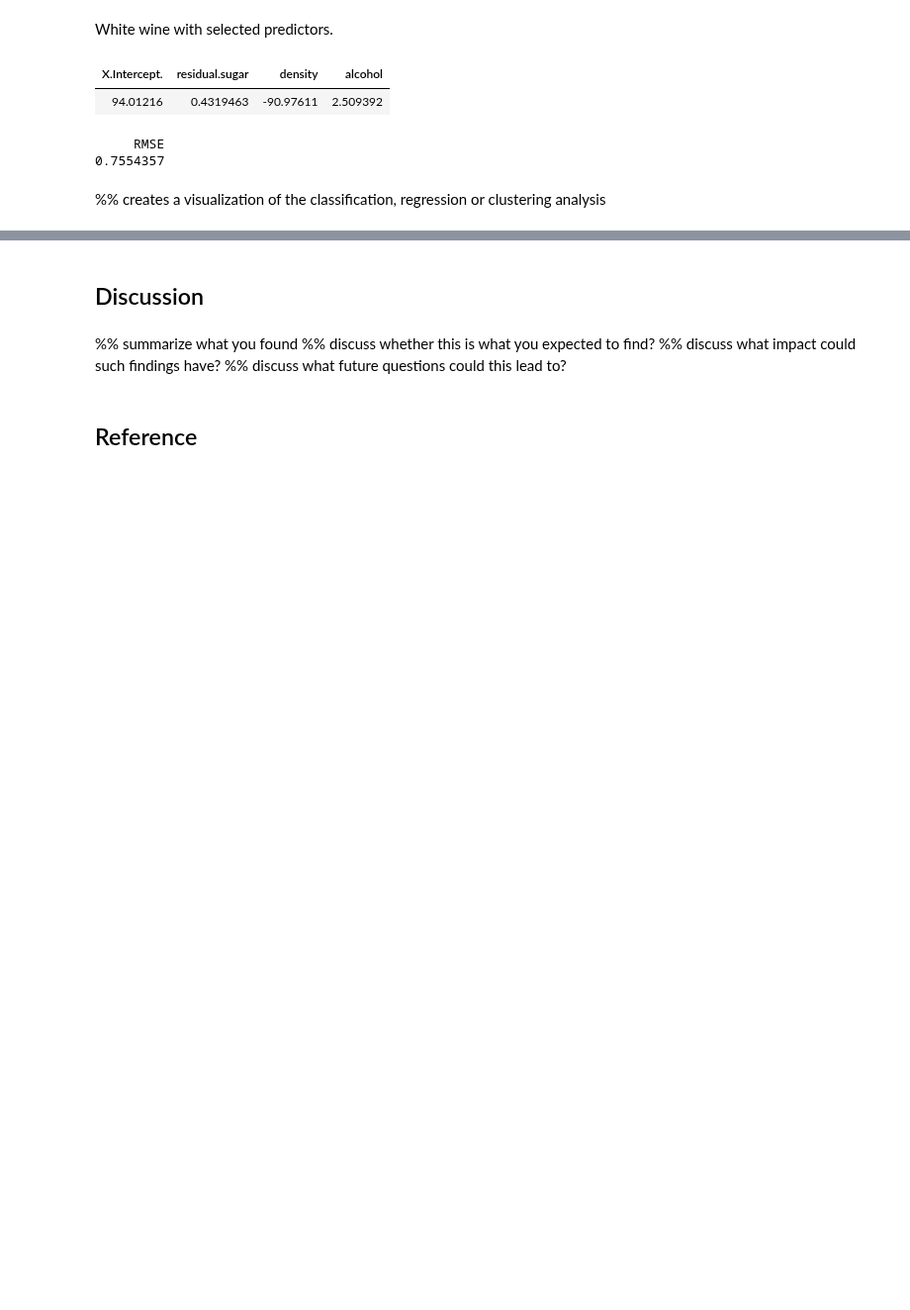
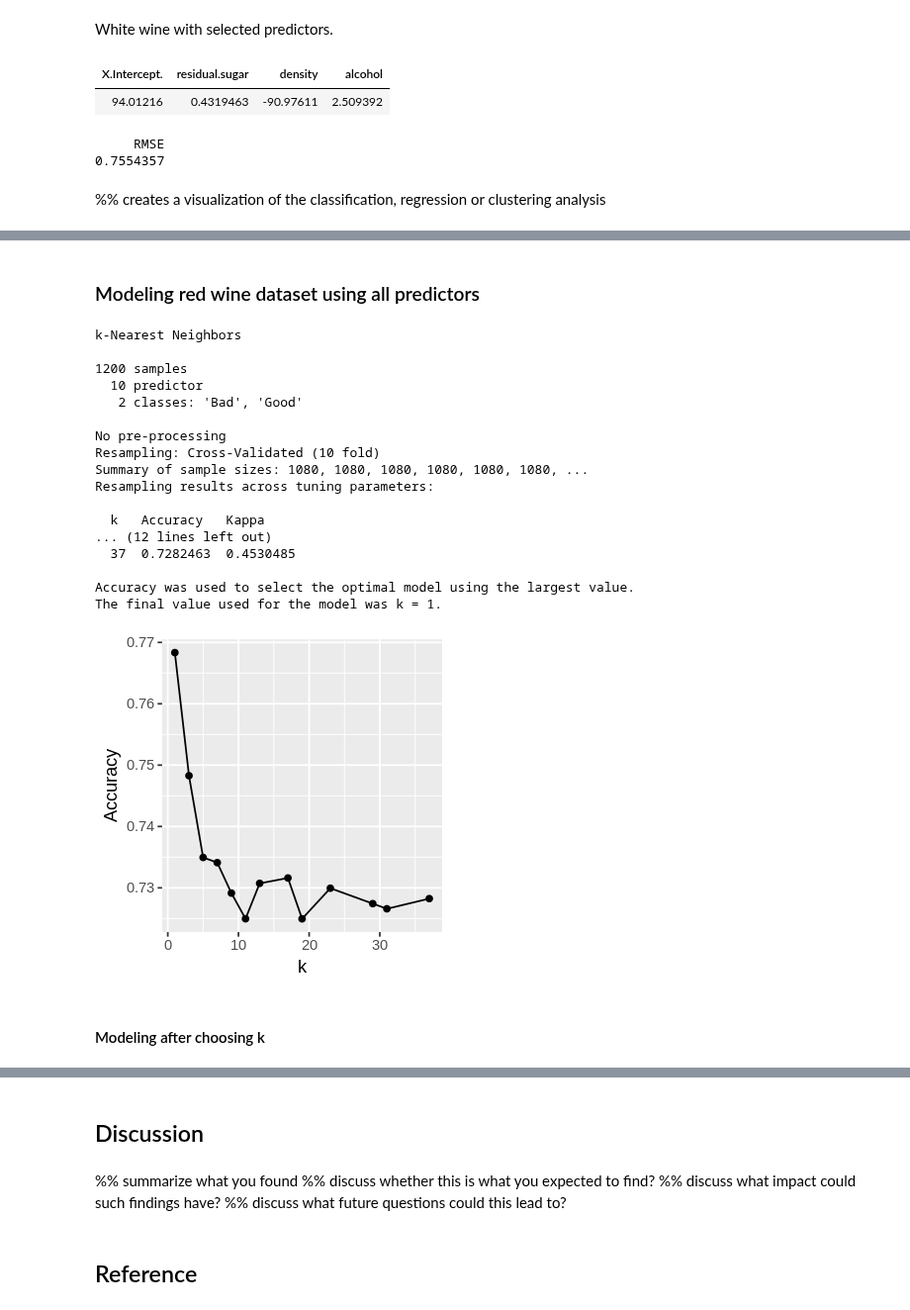
Before and after one commit to ivan-fediaev/DSCI-project, a Jupyter notebook: Project_Template_Latest.ipynb, the cells around one changed output, grey strips where cells are left out. Shown at 99% size. Drawn from its saved outputs; the diff is of its cells as text; code cells hidden in the pictures; blank space fills up the shorter version.

Commit message:
Add classification model

```diff
--- a/Project_Template_Latest.ipynb
+++ b/Project_Template_Latest.ipynb
@@ -1327,0 +1341,14 @@ lm_rmspe_w
+# %%
+divider<-5
+red_data<-red_data %>%
+    mutate(SO_ratio = free.sulfur.dioxide/total.sulfur.dioxide) %>%
+    mutate(class = ifelse(quality > divider, "Good", "Bad")) %>%
+    mutate(class = as.factor(class)) %>%
+    select(-quality,-free.sulfur.dioxide,-total.sulfur.dioxide)
+head(red_data)
+white_data<-white_data %>%
+    mutate(SO_ratio = free.sulfur.dioxide/total.sulfur.dioxide) %>%
+    mutate(class = ifelse(quality > divider, "Good", "Bad")) %>%
+    mutate(class = as.factor(class)) %>%
+    select(-quality,-free.sulfur.dioxide,-total.sulfur.dioxide)
+head(white_data)
@@ -1327,0 +1386,57 @@ lm_rmspe_w
+# %% [markdown]
+### Modeling red wine dataset using all predictors
+# %%
+# fixed.acidity, pH
+red_scaled_data <- red_data %>%
+    select(-class) %>% map_df(scale) %>% # scale everything but class
+    mutate(class = red_data$class) # add class back to dataset
+
+# Setting up training and testing Data for Red Wine
+set.seed(1234)
+training_rows_red <- red_scaled_data %>%
+  select(class) %>%
+  unlist() %>% # converts Class from a tibble to a vector
+  createDataPartition(p = 0.75, list = FALSE)
+
+training_set_red <- red_scaled_data %>% slice(training_rows_red)
+testing_set_red <- red_scaled_data %>% slice(-training_rows_red)
+
+red_X_train<-training_set_red %>% select(-class) %>% as.data.frame()
+red_Y_train<-training_set_red %>% select(class) %>% unlist()
+red_X_test<-testing_set_red %>% select(-class) %>% as.data.frame()
+red_Y_test<-testing_set_red %>% select(class) %>% unlist()
+
+# Determining k for knn
+ks <- data.frame(k=c(1,3,5,7,9,11,13,17,19,23,29,31,37))
+train_control <- trainControl(method="cv", number=10)
+set.seed(1234)
+choose_k <- train(x = red_X_train, y = red_Y_train, method = "knn", tuneGrid = ks, trControl = train_control)
+
+choose_k
+options(repr.plot.width = 3, repr.plot.height = 3)
+choose_k_plot <- choose_k$results %>%
+    ggplot(aes(x=k,y=Accuracy)) +
+    geom_point()+
+    geom_line()
+choose_k_plot
+# %% [output]
+k-Nearest Neighbors
+
+1200 samples
+  10 predictor
+   2 classes: 'Bad', 'Good'
+
+No pre-processing
+Resampling: Cross-Validated (10 fold)
+Summary of sample sizes: 1080, 1080, 1080, 1080, 1080, 1080, ...
+Resampling results across tuning parameters:
+
+  k   Accuracy   Kappa
+... (12 lines left out)
+  37  0.7282463  0.4530485
+
+Accuracy was used to select the optimal model using the largest value.
+The final value used for the model was k = 1.
+[figure, added]
+# %% [markdown]
+#### Modeling after choosing k
```
Also changed, not shown: parts of 22 cells of this notebook.
